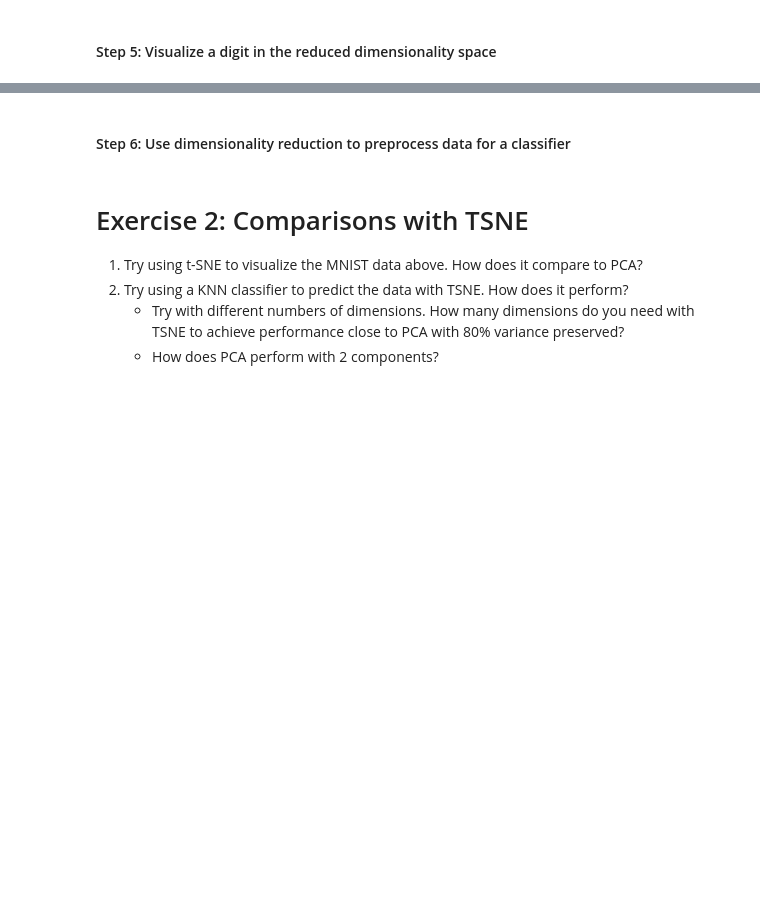
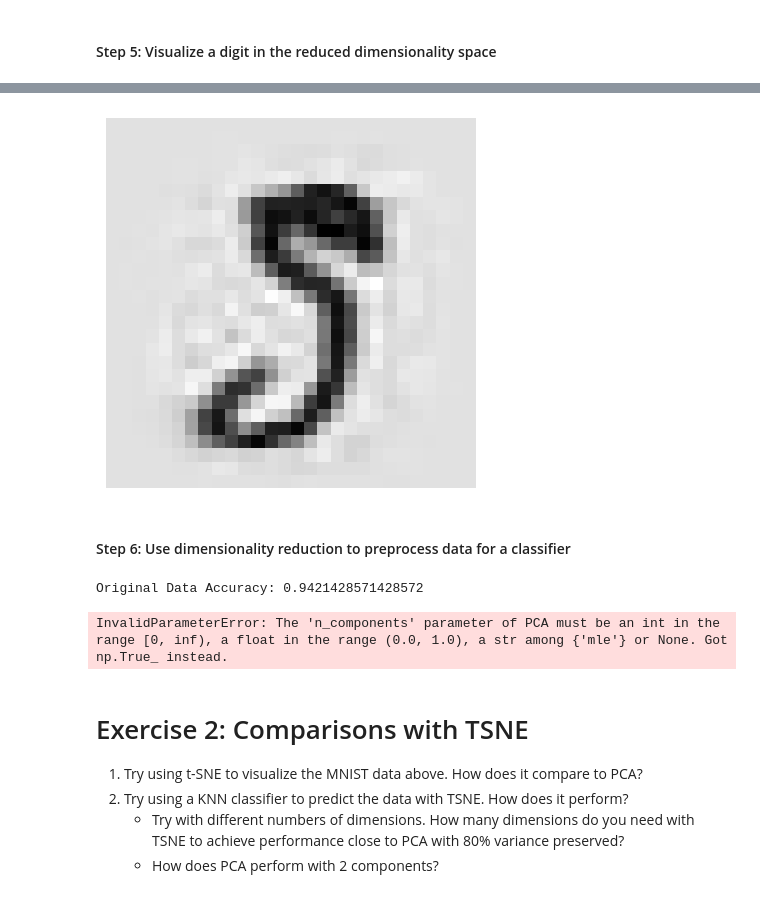
Before and after one commit to SU-IST407-SP25/student-lecture-materials-agsotopl, a Jupyter notebook: 13-week13/lab-exercises.ipynb, the cells around one changed output, grey strips where cells are left out. Cells and saved outputs as stored; diff of their text form; code cells hidden in the pictures; blank space fills up the shorter version.

```diff
--- a/13-week13/lab-exercises.ipynb
+++ b/13-week13/lab-exercises.ipynb
@@ -63,6 +63,8 @@ plt.show()
 In the following, calculate the number of components required to get to 95% variance explained.
 # %%
 # Step 4: Number of components for 95% variance
+import numpy as np
+
 threshold = 0.95
-n_components = np.cumsum(pca.explained_variance_ratio_)
+n_components = np.argmax(np.cumsum(pca.explained_variance_ratio_) >= 0.95) + 1
 print(f"Number of components for {threshold*100}% variance: {n_components}")
@@ -87,10 +93,12 @@ plot_mnist_digit(X_mnist_train[0])
 # %%
 # Use PCA with n_components to transform the above digit.  How does it look?
-number_of_components = # Try some different things
+number_of_components = n_components
 pca_test = PCA(n_components=number_of_components)
 xr = pca_test.fit_transform(X_mnist_train)
-x_regen  = # Here we need to get the inverse tranform of the first digit; how do we do that?
+x_regen  = pca_test.inverse_transform(xr[0])
 plot_mnist_digit(x_regen)
+# %% [output]
+[figure, added]
 # %% [markdown]
 #### Step 6: Use dimensionality reduction to preprocess data for a classifier
 # %%
@@ -103,10 +111,24 @@ print(f"Original Data Accuracy: {accuracy_score(y_mnist_test, y_pred)}")
 
 # TODO:  Replicate the above, but pre-process the data with PCA first
 # You have some work to do right here
+for i
+knn_pca = KNeighborsClassifier()
+pca = PCA(n_components >= i)
+k_mnist_reduced = pca.fit_transform(X_mnist_train)
+x_mnist_test_reduced = pca.transform(X_mnist_test)
+knn_pca.fit(X_mnist_reduced, y_mnist_train)
+
+# Step 4: Predict on PCA-transformed test data
+y_pred_pca = knn_pca.predict(X_mnist_test)
 
 
-y_pred_pca = None # How do you do this?
+
+
+#y_pred_pca = None # How do you do this?
 print(f"PCA-transformed Data Accuracy: {accuracy_score(y_mnist_test, y_pred_pca)}")
+# %% [output]
+Original Data Accuracy: 0.9421428571428572
+InvalidParameterError: The 'n_components' parameter of PCA must be an int in the range [0, inf), a float in the range (0.0, 1.0), a str among {'mle'} or None. Got np.True_ instead.
 # %% [markdown]
 # Exercise 2:  Comparisons with TSNE
 
```
Also changed, not shown: parts of 5 cells of this notebook.
